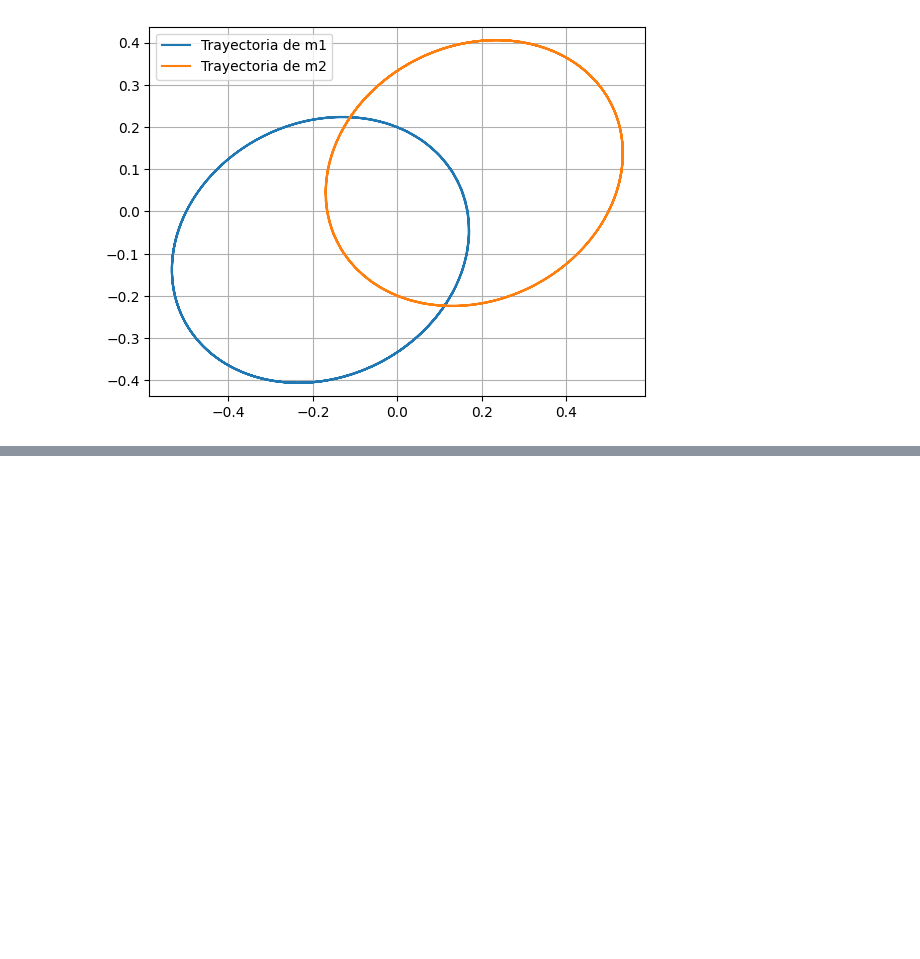
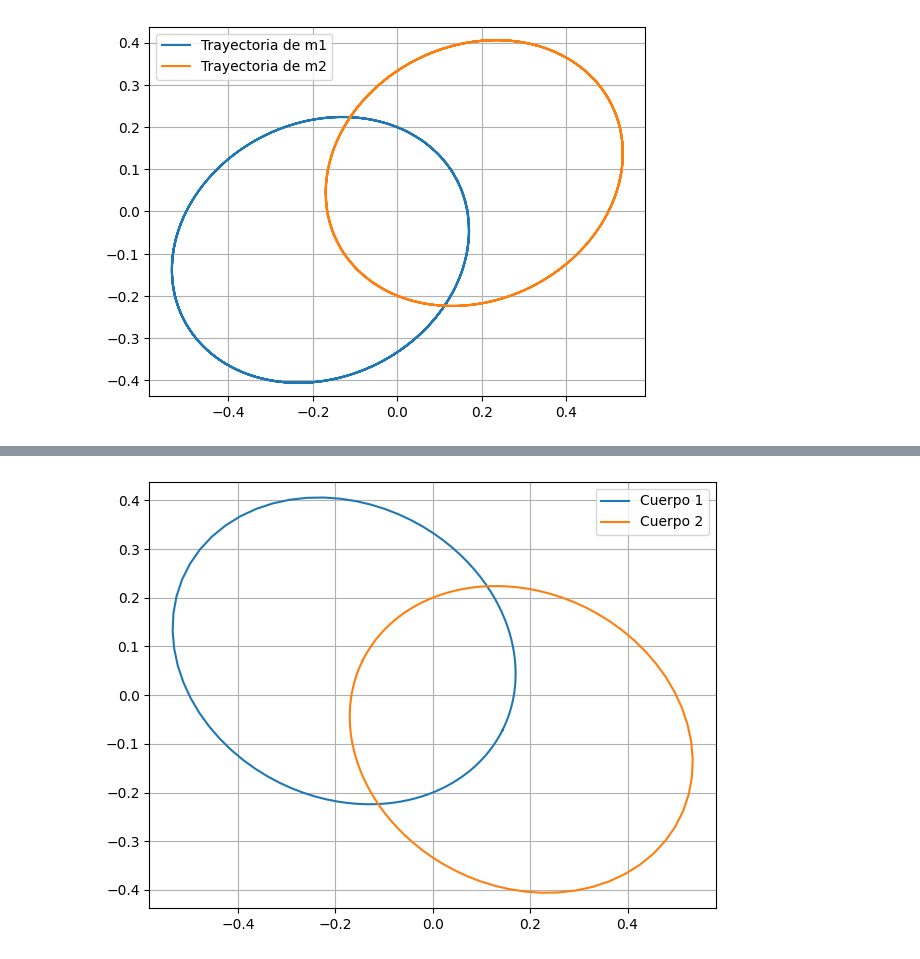
Before and after one commit to jaiderrueda-pixel/MecCel-20261, a Jupyter notebook: vector_relativo_sistemaperifocal2.ipynb, the cells around one changed output, grey strips where cells are left out. Drawn from its saved outputs; the diff is of its cells as text; code cells hidden in the pictures; blank space fills up the shorter version.

```diff
--- a/vector_relativo_sistemaperifocal2.ipynb
+++ b/vector_relativo_sistemaperifocal2.ipynb
@@ -111,0 +155,14 @@ plt.show()
+# %%
+M = m1 + m2
+
+r1vecs = m2/M * rvecs
+r2vecs = - m1/M * rvecs
+
+plt.plot(r1vecs[:,0], r1vecs[:,1], label='Cuerpo 1')
+plt.plot(r2vecs[:,0], r2vecs[:,1], label='Cuerpo 2')
+plt.axis('equal')
+plt.grid()
+plt.legend()
+plt.tight_layout()
+# %% [output]
+[figure, added]
```
Also changed, not shown: parts of 13 cells of this notebook, 1 other file.
